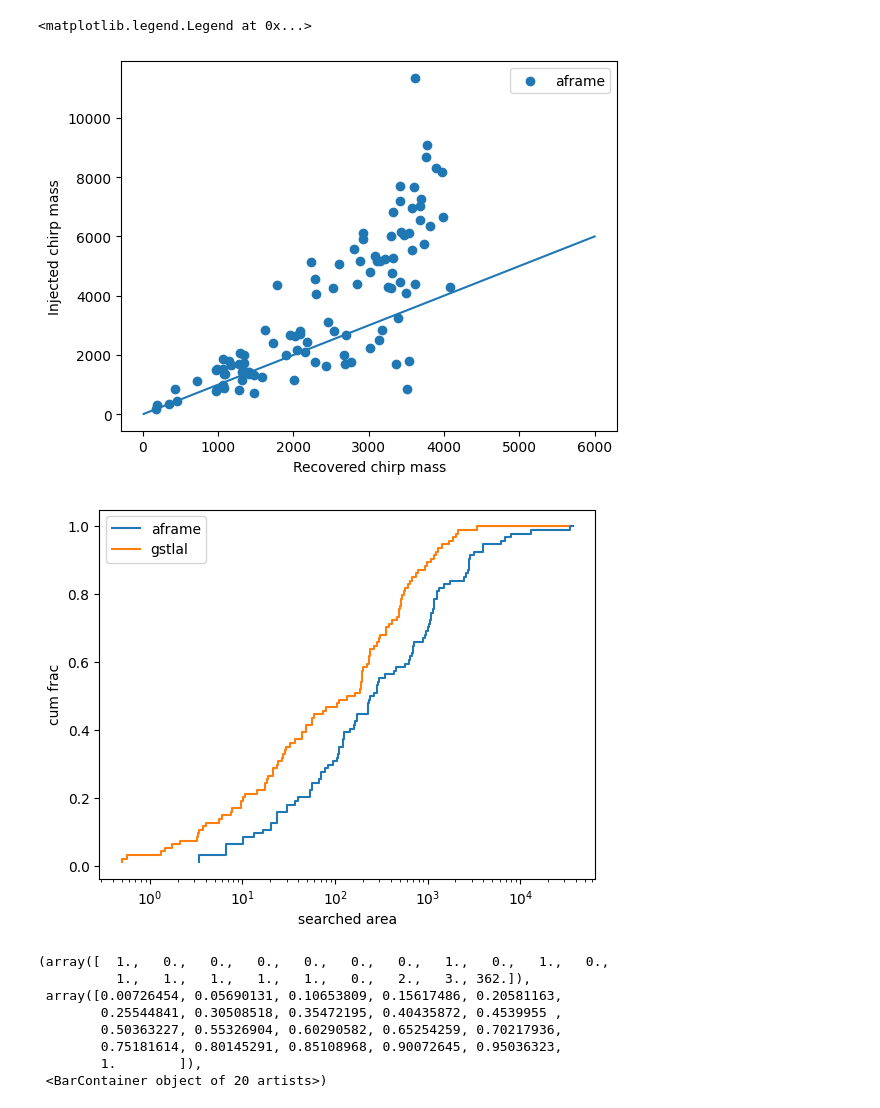
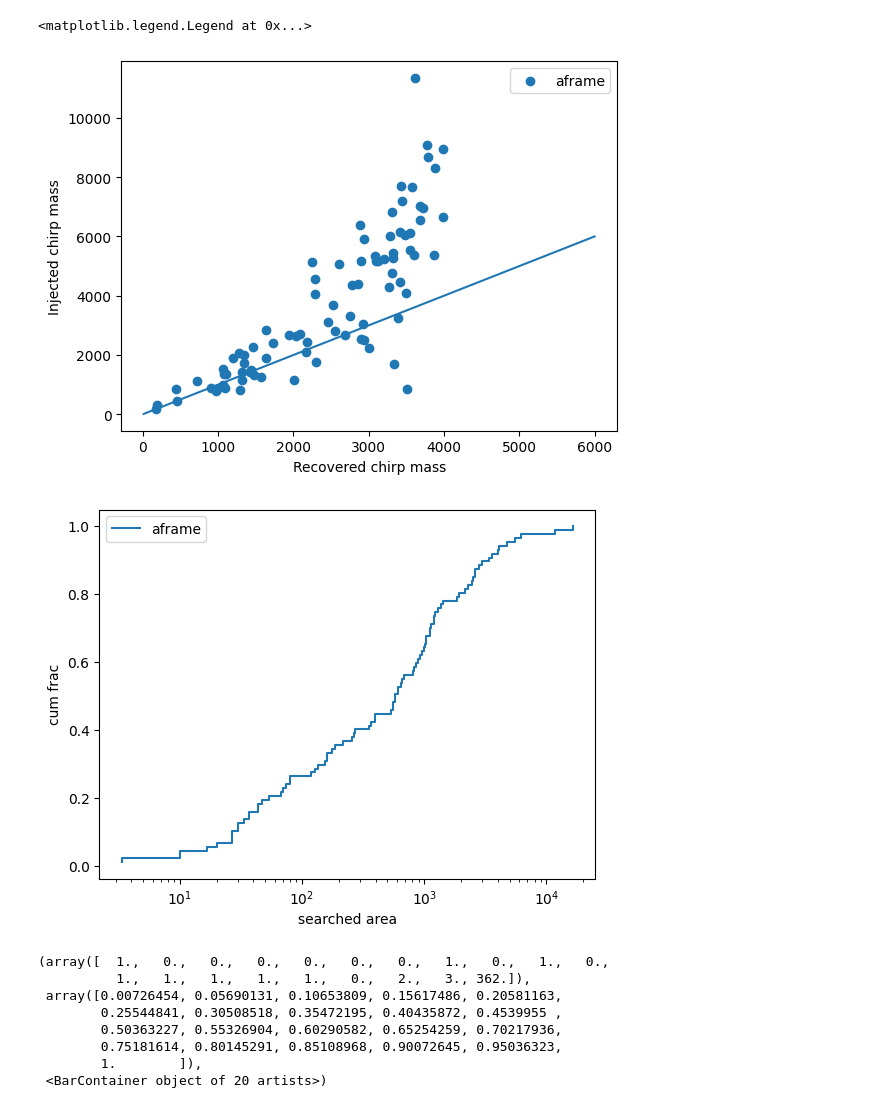
Before and after one commit to EthanMarx/mdc-analytics, a Jupyter notebook: analysis.ipynb, the cells around one changed output. Drawn from its saved outputs; the diff is of its cells as text; code cells hidden in the pictures.

Commit message:
add analysis notebook

```diff
--- a/analysis.ipynb
+++ b/analysis.ipynb
@@ -7,12 +25,21 @@ import ligo.skymap.plot
 # %%
-events = pd.read_hdf("/home/ethan.marx/projects/mdc_analytics/output/events.hdf5")
+events = pd.read_hdf("/home/ethan.marx/projects/mdc_analytics/output/cycle7/events.hdf5")
 # %%
-mask = events["H1:DMT-ANALYSIS_READY:1"] & events["L1:DMT-ANALYSIS_READY:1"]
-mask &= events["chirp_mass"] > 10
-mask &= events["chirp_mass"] < 100
-mask &= events["snr_net"] > 8
-mask &= events["gstlal_graceid"].values != None
-mask &= events["aframe_graceid"].values != None
-filtered = events[mask]
-print(len(filtered))
+dq_mask = events["H1:DMT-ANALYSIS_READY:1"] & events["L1:DMT-ANALYSIS_READY:1"]
+parameter_space_mask = events["chirp_mass"] > 10
+parameter_space_mask &= events["chirp_mass"] < 100
+parameter_space_mask &= events["snr_net"] > 8
+
+found_mask = events["aframe_graceid"].values != None
+found = events[dq_mask & found_mask & parameter_space_mask]
+missed = events[dq_mask & ~found_mask & parameter_space_mask]
+
+print(f"Found {len(found)} events in parameter space")
+print(f"Missed {len(missed)} events in parameter space")
+
+found_outside = events[dq_mask & found_mask & ~parameter_space_mask]
+missed_outside = events[dq_mask & ~found_mask & ~parameter_space_mask]
+
+print(f"Found {len(found_outside)} events outside parameter space")
+print(f"Missed {len(missed_outside)} events outside parameter space")
 # %% [output]
@@ -81,5 +120,5 @@ plt.legend()
 # %%
-plt.scatter(filtered["aframe_luminosity_distance"], filtered["luminosity_distance"], label="aframe")
+plt.scatter(found["aframe_luminosity_distance"], found["luminosity_distance"], label="aframe")
 #plt.scatter(filtered["gstlal_chirp_mass"], filtered["chirp_mass"], label="gstlal")
 plt.xlabel("Recovered chirp mass")
 plt.ylabel("Injected chirp mass")
@@ -87,15 +126,15 @@ plt.plot([10, 6000], [10, 6000])
 plt.legend()
 # %% [output]
 <matplotlib.legend.Legend at 0x...>
-[figure, old version]
+[figure, new version]
 # %%
-counts = np.arange(1, len(filtered) + 1) / len(filtered)
-plt.step(np.sort(filtered["aframe_searched_area"]), counts, label="aframe")
-plt.step(np.sort(filtered["gstlal_searched_area"]), counts, label="gstlal")
+counts = np.arange(1, len(found) + 1) / len(found)
+plt.step(np.sort(found["aframe_searched_area"]), counts, label="aframe")
+#plt.step(np.sort(filtered["gstlal_searched_area"]), counts, label="gstlal")
 plt.xlabel("searched area")
 plt.ylabel("cum frac")
 plt.legend()
 plt.xscale("log")
 # %% [output]
-[figure, old version]
+[figure, new version]
 # %%
```
Also changed, not shown: parts of 11 cells of this notebook.
